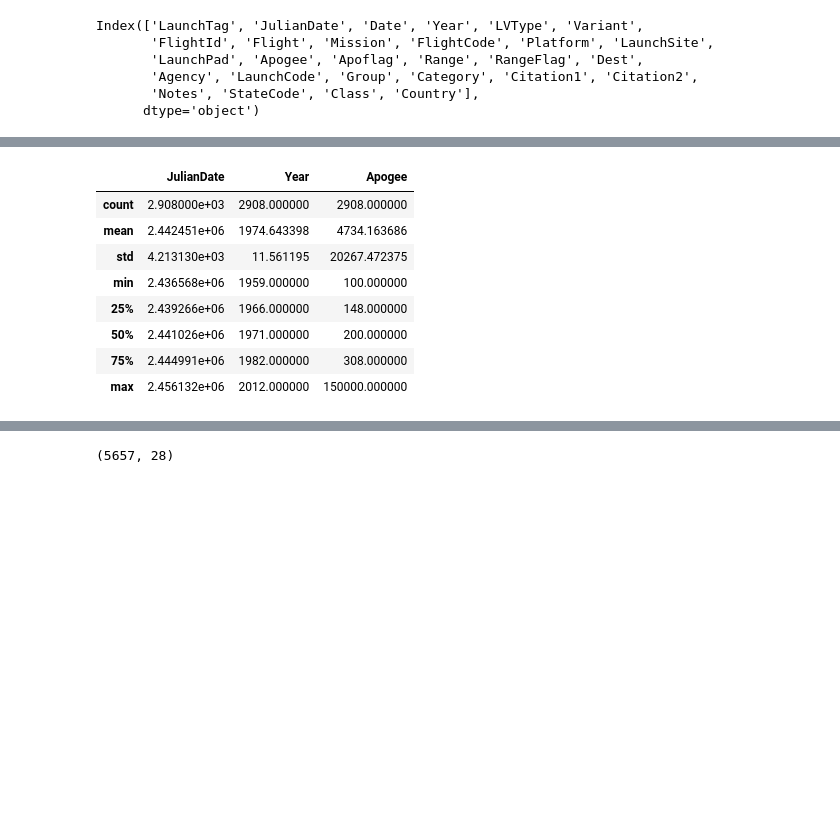
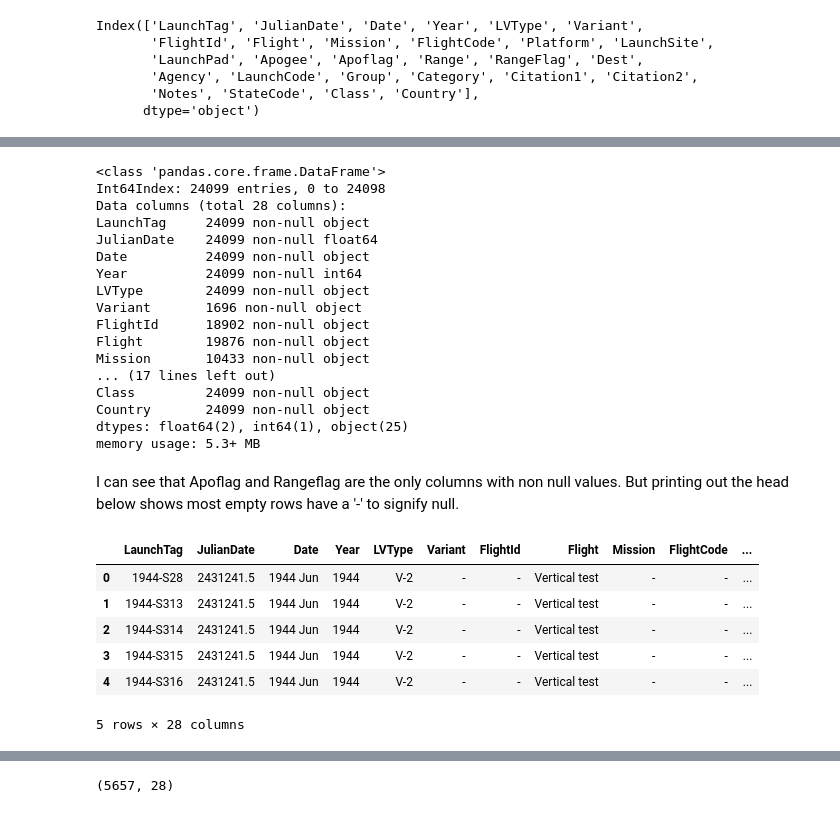
Before and after one commit to BhavinSodha/RocketLaunchAnalysis, a Jupyter notebook: RocketLaunchAnalysis.ipynb, the cells around one changed output, grey strips where cells are left out. Saved outputs shown, nothing was run; the diff lists cells and outputs as text; code cells hidden in the pictures; blank space fills up the shorter version.

```diff
--- a/RocketLaunchAnalysis.ipynb
+++ b/RocketLaunchAnalysis.ipynb
@@ -31,12 +51,32 @@ Index(['LaunchTag', 'JulianDate', 'Date', 'Year', 'LVType', 'Variant',
 # %%
-launches[launches.Agency == 'NASA'].describe()
+launches[launches != '-'].info()
 # %% [output]
-|  | JulianDate | Year | Apogee |
-| count | 2.908000e+03 | 2908.000000 | 2908.000000 |
-| mean | 2.442451e+06 | 1974.643398 | 4734.163686 |
-| std | 4.213130e+03 | 11.561195 | 20267.472375 |
-| min | 2.436568e+06 | 1959.000000 | 100.000000 |
-| 25% | 2.439266e+06 | 1966.000000 | 148.000000 |
-| 50% | 2.441026e+06 | 1971.000000 | 200.000000 |
-| 75% | 2.444991e+06 | 1982.000000 | 308.000000 |
-| max | 2.456132e+06 | 2012.000000 | 150000.000000 |
+<class 'pandas.core.frame.DataFrame'>
+Int64Index: 24099 entries, 0 to 24098
+Data columns (total 28 columns):
+LaunchTag     24099 non-null object
+JulianDate    24099 non-null float64
+Date          24099 non-null object
+Year          24099 non-null int64
+LVType        24099 non-null object
+Variant       1696 non-null object
+FlightId      18902 non-null object
+Flight        19876 non-null object
+Mission       10433 non-null object
+... (17 lines left out)
+Class         24099 non-null object
+Country       24099 non-null object
+dtypes: float64(2), int64(1), object(25)
+memory usage: 5.3+ MB
+# %% [markdown]
+I can see that Apoflag and Rangeflag are the only columns with non null values. But printing out the head below shows most empty rows have a '-' to signify null.
+# %%
+launches.head()
+# %% [output]
+|  | LaunchTag | JulianDate | Date | Year | LVType | Variant | FlightId | Flight | Mission | FlightCode | ... |
+| 0 | 1944-S28 | 2431241.5 | 1944 Jun | 1944 | V-2 | - | - | Vertical test | - | - | ... |
+| 1 | 1944-S313 | 2431241.5 | 1944 Jun | 1944 | V-2 | - | - | Vertical test | - | - | ... |
+| 2 | 1944-S314 | 2431241.5 | 1944 Jun | 1944 | V-2 | - | - | Vertical test | - | - | ... |
+| 3 | 1944-S315 | 2431241.5 | 1944 Jun | 1944 | V-2 | - | - | Vertical test | - | - | ... |
+| 4 | 1944-S316 | 2431241.5 | 1944 Jun | 1944 | V-2 | - | - | Vertical test | - | - | ... |
+5 rows × 28 columns
```
Also changed, not shown: parts of 13 cells of this notebook.
